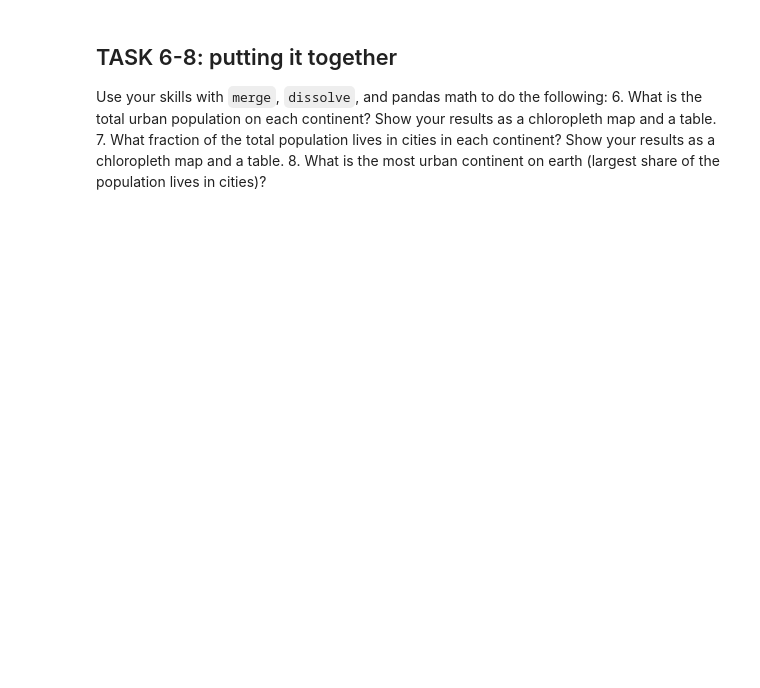
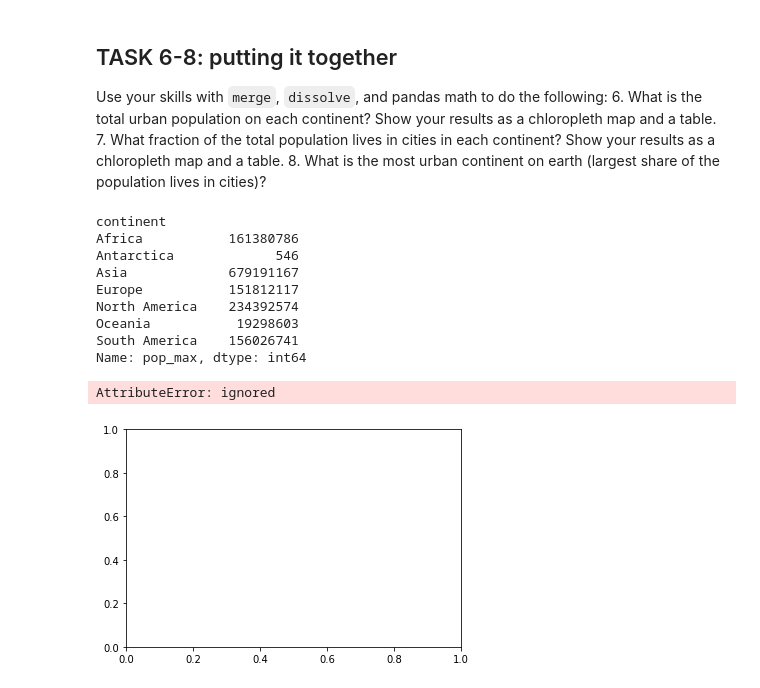
Before and after one commit to emjorgen/EnvDatSci22, a Jupyter notebook: CodeSprints/VectorData101.ipynb, the cells around one changed output. Cells and saved outputs as stored; diff of their text form; code cells hidden in the pictures; blank space fills up the shorter version.

```diff
--- a/CodeSprints/VectorData101.ipynb
+++ b/CodeSprints/VectorData101.ipynb
@@ -633,4 +719,23 @@ Use your skills with `merge`, `dissolve`, and pandas math to do the following:
 6. What is the total urban population on each continent? Show your results as a chloropleth map and a table.
 7. What fraction of the total population lives in cities in each continent? Show your results as a chloropleth map and a table.
 8. What is the most urban continent on earth (largest share of the population lives in cities)?
+# %%
+ # Task 6 code here:
+ tot_urb_pop = cities_with_country.groupby(['continent']).sum()
+ pcont = tot_urb_pop['pop_max']
+ print(pcont)
+
+ cities_with_country.plot()
+# %% [output]
+continent
+Africa           161380786
+Antarctica             546
+Asia             679191167
+Europe           151812117
+North America    234392574
+Oceania           19298603
+South America    156026741
+Name: pop_max, dtype: int64
+AttributeError: ignored
+[figure, added]
 # %%
```
Also changed, not shown: parts of 17 cells of this notebook.
